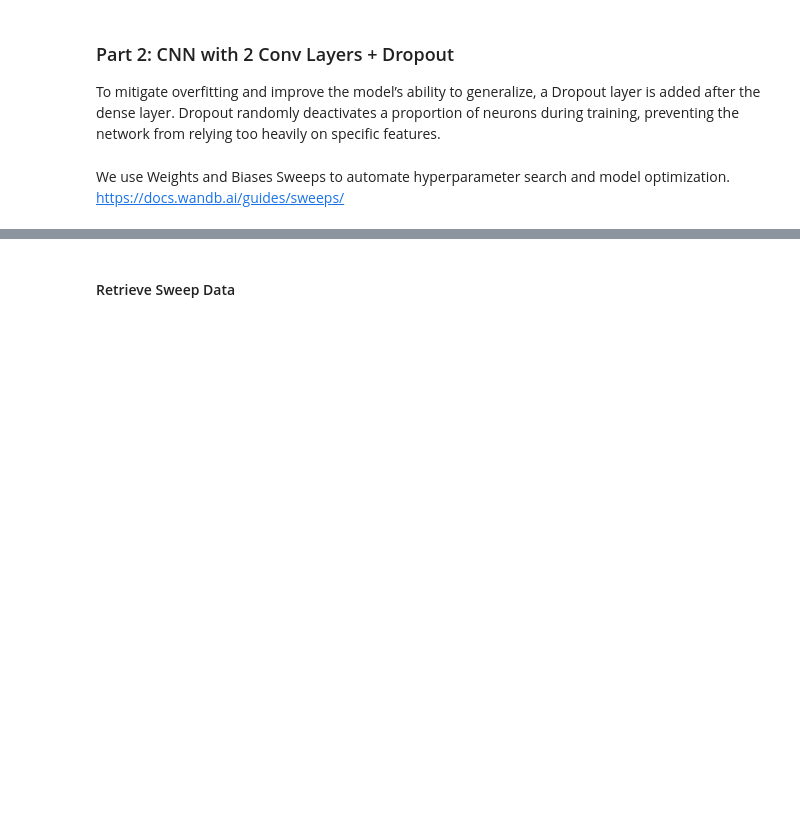
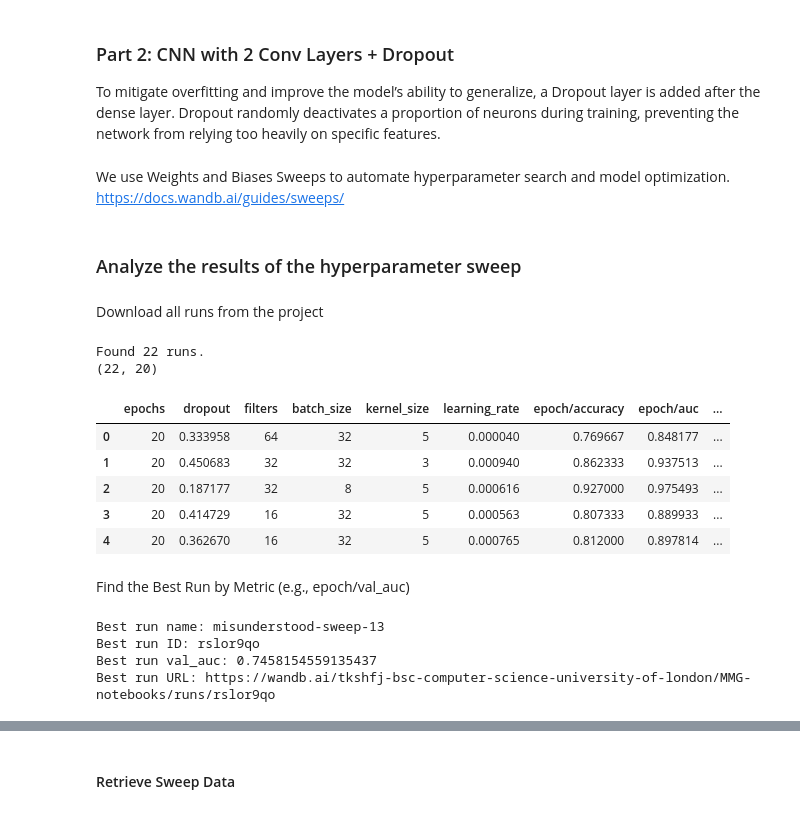
Before and after one commit to tkshfj/MMG, a Jupyter notebook: notebooks/baseline.ipynb, the cells around one changed output, grey strips where cells are left out. Drawn from its saved outputs; the diff is of its cells as text; code cells hidden in the pictures; blank space fills up the shorter version.

```diff
--- a/notebooks/baseline.ipynb
+++ b/notebooks/baseline.ipynb
@@ -662,3 +662,62 @@ import wandb
 
 sweep_id = wandb.sweep(sweep_config, project="baseline_part_2_cnn_2_conv_layers_dropout")
 wandb.agent(sweep_id, function=train)
+# %% [markdown]
+### Analyze the results of the hyperparameter sweep
+# %% [markdown]
+Download all runs from the project
+# %%
+import wandb
+import pandas as pd
+
+# 1. Initialize API and get all runs for the project
+PROJECT = "tkshfj-bsc-computer-science-university-of-london/MMG-notebooks"
+api = wandb.Api()
+runs = api.runs(PROJECT)
+
+print(f"Found {len(runs)} runs.")
+
+# 2. Build DataFrame with config and summary metrics
+records = []
+for run in runs:
+    row = dict(run.config)
+    for k, v in run.summary.items():
+        if not k.startswith('_'):
+            row[k] = v
+    row['run_id'] = run.id
+    row['run_name'] = run.name
+    records.append(row)
+
+df = pd.DataFrame(records)
+print(df.shape)
+df.head()
+# %% [output]
+Found 22 runs.
+(22, 20)
+|  | epochs | dropout | filters | batch_size | kernel_size | learning_rate | epoch/accuracy | epoch/auc | ... |
+| 0 | 20 | 0.333958 | 64 | 32 | 5 | 0.000040 | 0.769667 | 0.848177 | ... |
+| 1 | 20 | 0.450683 | 32 | 32 | 3 | 0.000940 | 0.862333 | 0.937513 | ... |
+| 2 | 20 | 0.187177 | 32 | 8 | 5 | 0.000616 | 0.927000 | 0.975493 | ... |
+| 3 | 20 | 0.414729 | 16 | 32 | 5 | 0.000563 | 0.807333 | 0.889933 | ... |
+| 4 | 20 | 0.362670 | 16 | 32 | 5 | 0.000765 | 0.812000 | 0.897814 | ... |
+# %% [markdown]
+Find the Best Run by Metric (e.g., epoch/val_auc)
+# %%
+# 3. Find best run by 'epoch/val_auc'
+if 'epoch/val_auc' in df.columns:
+    best_idx = df['epoch/val_auc'].idxmax()
+    best_run = df.iloc[best_idx]
+    print("Best run name:", best_run['run_name'])
+    print("Best run ID:", best_run['run_id'])
+    print("Best run val_auc:", best_run['epoch/val_auc'])
+
+    # 4. Build URL
+    url = f"https://wandb.ai/{PROJECT}/runs/{best_run['run_id']}"
+    print("Best run URL:", url)
+else:
+    print("epoch/val_auc not found in DataFrame columns:", df.columns)
+# %% [output]
+Best run name: misunderstood-sweep-13
+Best run ID: rslor9qo
+Best run val_auc: 0.7458154559135437
+Best run URL: https://wandb.ai/tkshfj-bsc-computer-science-university-of-london/MMG-notebooks/runs/rslor9qo
```
Also changed, not shown: parts of 6 cells of this notebook.
